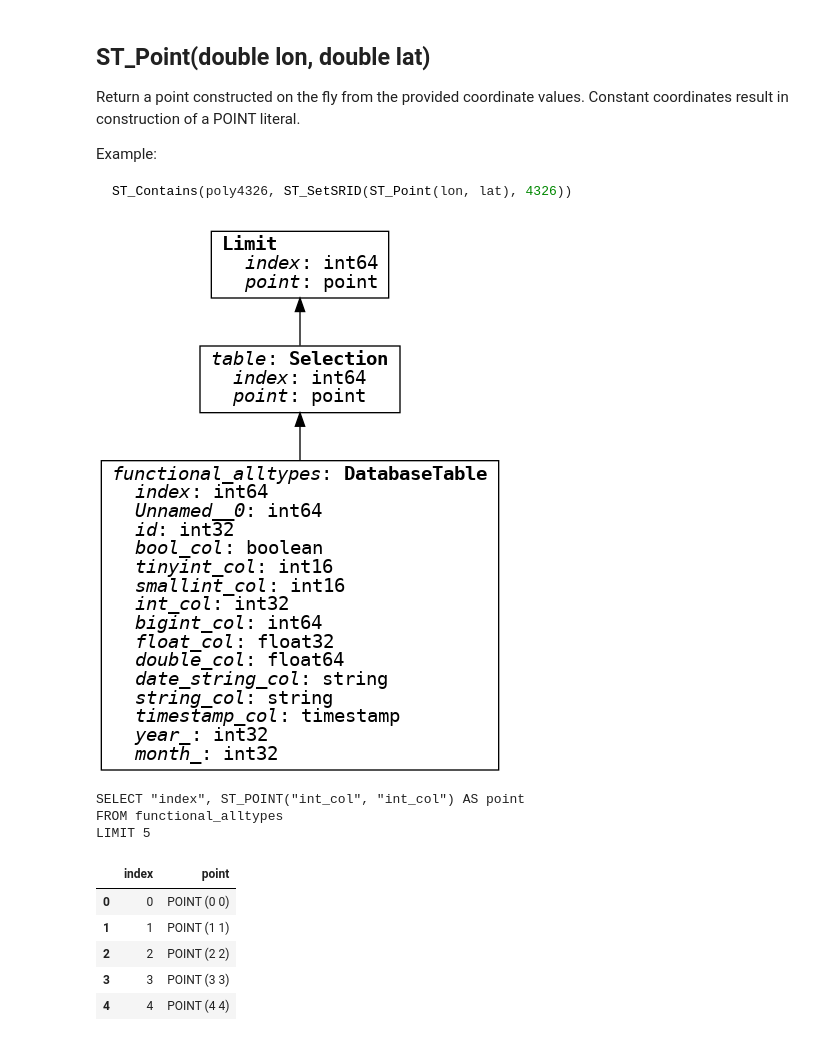
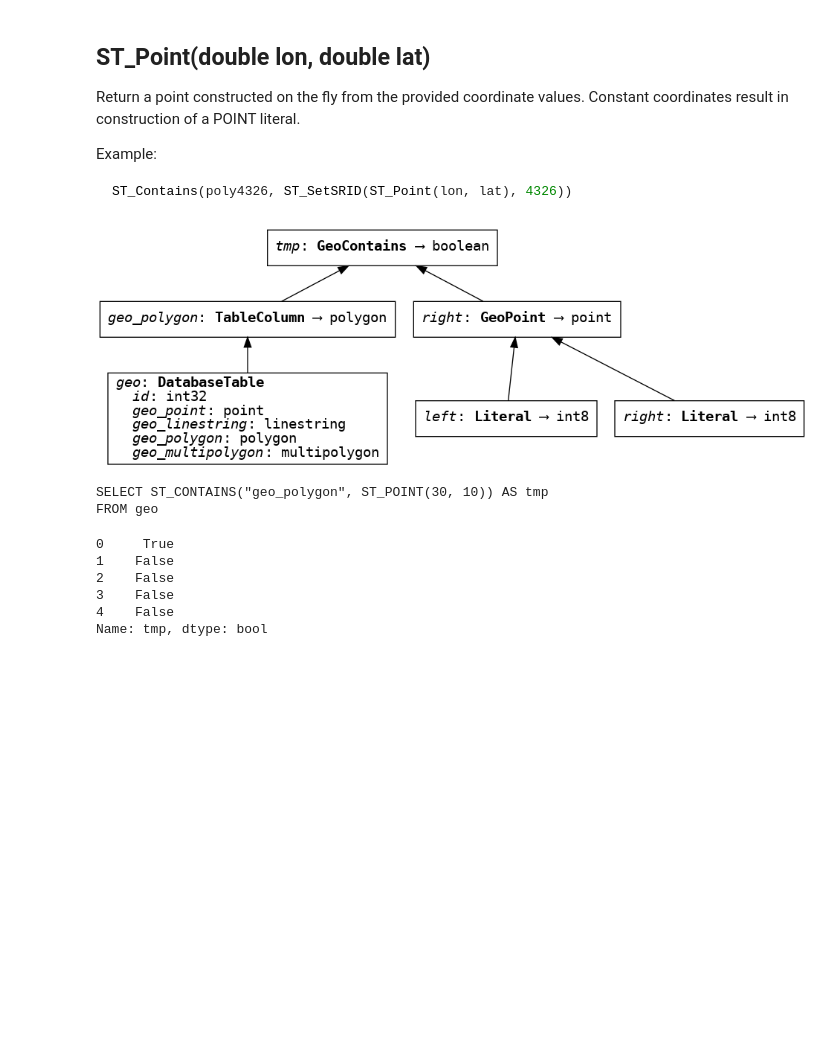
Before and after one commit to xmnlab/ivan-sandbox, a Jupyter notebook: ibis/poc/ibis-omniscidb-geospatial-1924.ipynb, the cells around one changed output. Drawn from its saved outputs; the diff is of its cells as text; code cells hidden in the pictures; blank space fills up the shorter version.

Commit message:
Improve ST_POINT example

````diff
--- a/ibis/poc/ibis-omniscidb-geospatial-1924.ipynb
+++ b/ibis/poc/ibis-omniscidb-geospatial-1924.ipynb
@@ -98,21 +98,20 @@ Example:
 ST_Contains(poly4326, ST_SetSRID(ST_Point(lon, lat), 4326))
 ```
 # %%
-t = con.table('functional_alltypes')
-expr = t[t.index, ibis.geo_point(t.int_col, t.int_col).name('point')].head()
+t = con.table('geo')
+expr = t.geo_polygon.contains(ibis.geo_point(30, 10)).name('tmp')
 expr
 # %% [output]
-[figure, old version]
+[figure, new version]
 # %%
 print(expr.compile())
 expr.execute()
 # %% [output]
-SELECT "index", ST_POINT("int_col", "int_col") AS point
-FROM functional_alltypes
-LIMIT 5
+SELECT ST_CONTAINS("geo_polygon", ST_POINT(30, 10)) AS tmp
+FROM geo
-|  | index | point |
-| 0 | 0 | POINT (0 0) |
-| 1 | 1 | POINT (1 1) |
-| 2 | 2 | POINT (2 2) |
-| 3 | 3 | POINT (3 3) |
-| 4 | 4 | POINT (4 4) |
+0     True
+1    False
+2    False
+3    False
+4    False
+Name: tmp, dtype: bool
````
